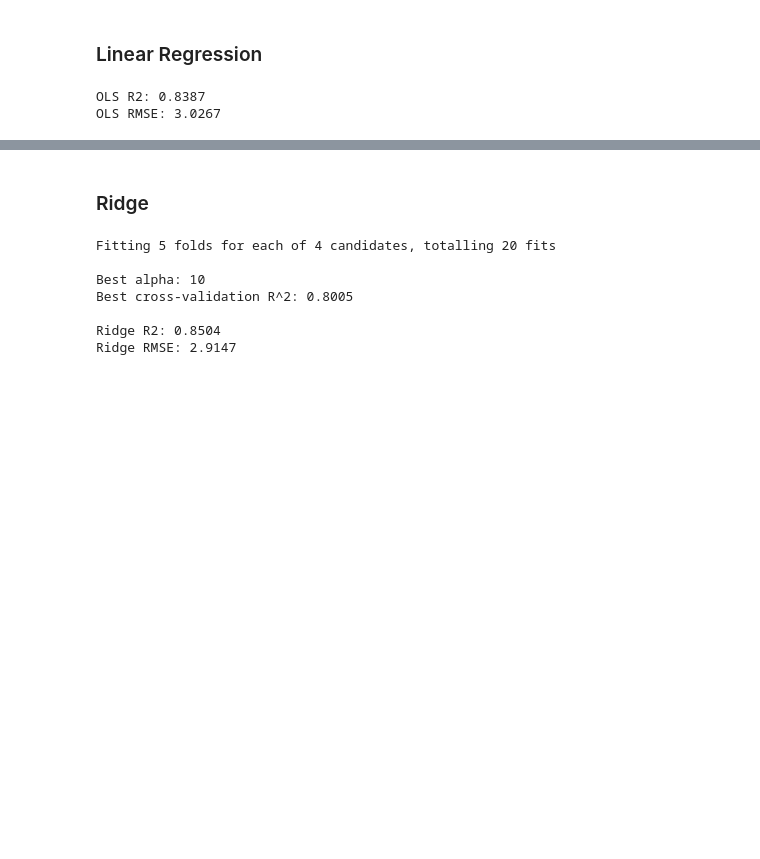
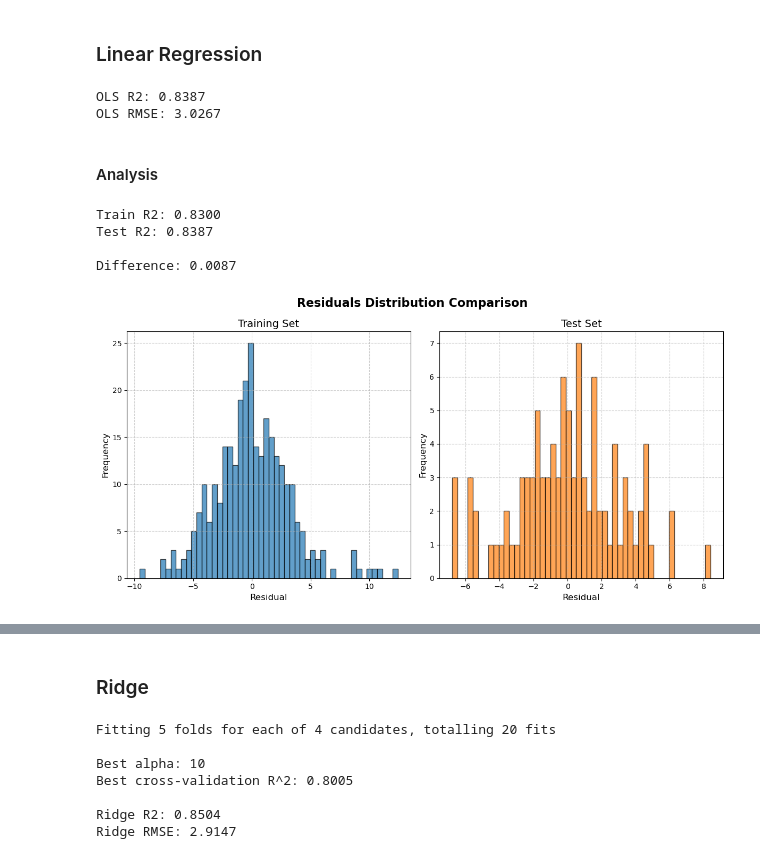
Before and after one commit to ayberkozcan/regression-exercises, a Jupyter notebook: Analyzing Vehicle Fuel Consumption/analyzing_vehicle_fuel_consumption.ipynb, the cells around one changed output, grey strips where cells are left out. Saved outputs shown, nothing was run; the diff lists cells and outputs as text; code cells hidden in the pictures; blank space fills up the shorter version.

Commit message:
Update analyzing_vehicle_fuel_consumption.ipynb
Overfitting check, Residuals and Feature Importance Analysis.

```diff
--- a/Analyzing Vehicle Fuel Consumption/analyzing_vehicle_fuel_consumption.ipynb
+++ b/Analyzing Vehicle Fuel Consumption/analyzing_vehicle_fuel_consumption.ipynb
@@ -510,3 +510,51 @@ print(f"OLS RMSE: {rmse_linear:.4f}")
 # %% [output]
 OLS R2: 0.8387
 OLS RMSE: 3.0267
+# %% [markdown]
+#### Analysis
+# %%
+# Overfitting Check
+
+y_train_pred = linear_model.predict(X_train_const)
+y_test_pred = linear_model.predict(X_test_const)
+
+train_r2 = r2_score(y_train, y_train_pred)
+test_r2 = r2_score(y_test, y_test_pred)
+
+print(f"Train R2: {train_r2:.4f}")
+print(f"Test R2: {test_r2:.4f}")
+print(f"\nDifference: {abs(train_r2-test_r2):.4f}")
+# %% [output]
+Train R2: 0.8300
+Test R2: 0.8387
+
+Difference: 0.0087
+# %%
+# Residual Analysis
+
+residuals_train = y_train - y_train_pred
+residuals_test = y_test - y_test_pred
+
+# Histograms
+
+fig, axes = plt.subplots(nrows=1, ncols=2, figsize=(12, 6))
+fig.suptitle("Residuals Distribution Comparison", fontsize=16, fontweight="bold")
+
+# Training Set Residuals Histogram
+axes[0].hist(residuals_train, bins=50, edgecolor="k", alpha=0.7, color='#1f77b4')
+axes[0].set_title("Training Set", fontsize=14)
+axes[0].set_xlabel("Residual", fontsize=12)
+axes[0].set_ylabel("Frequency", fontsize=12)
+axes[0].grid(True, linestyle='--', alpha=0.6)
+
+# Test Set Residuals Histogram
+axes[1].hist(residuals_test, bins=50, edgecolor="k", alpha=0.7, color='#ff7f0e')
+axes[1].set_title("Test Set", fontsize=14)
+axes[1].set_xlabel("Residual", fontsize=12)
+axes[1].set_ylabel("Frequency", fontsize=12)
+axes[1].grid(True, linestyle='--', alpha=0.6)
+
+plt.tight_layout()
+plt.show()
+# %% [output]
+[figure, added]
```
Also changed, not shown: parts of 11 cells of this notebook.
